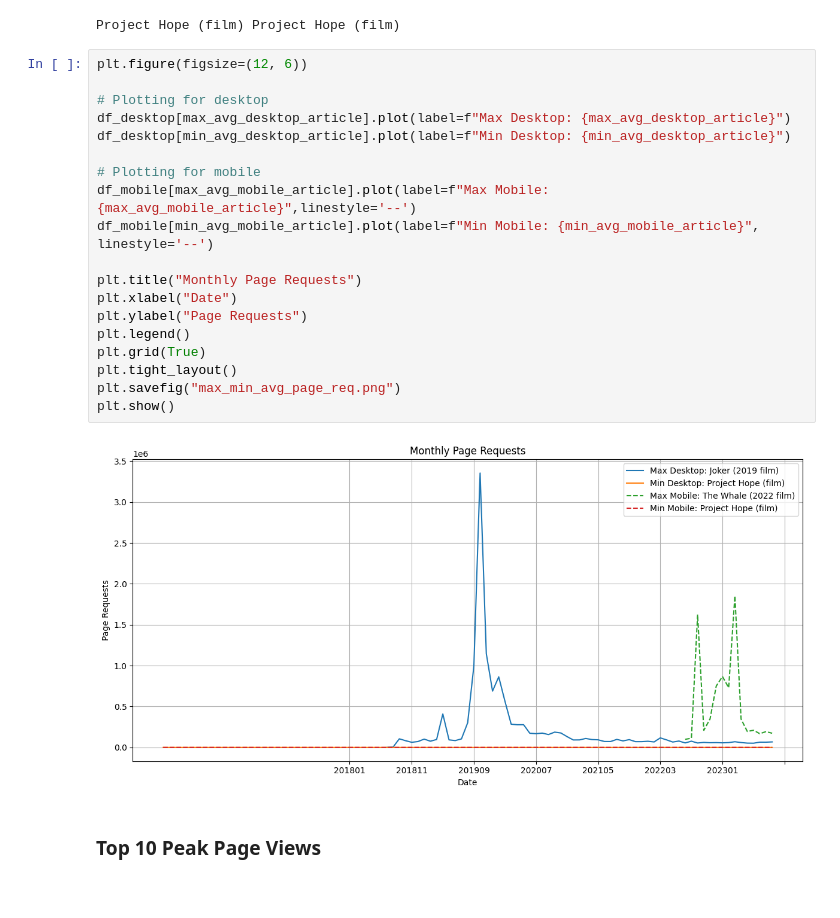
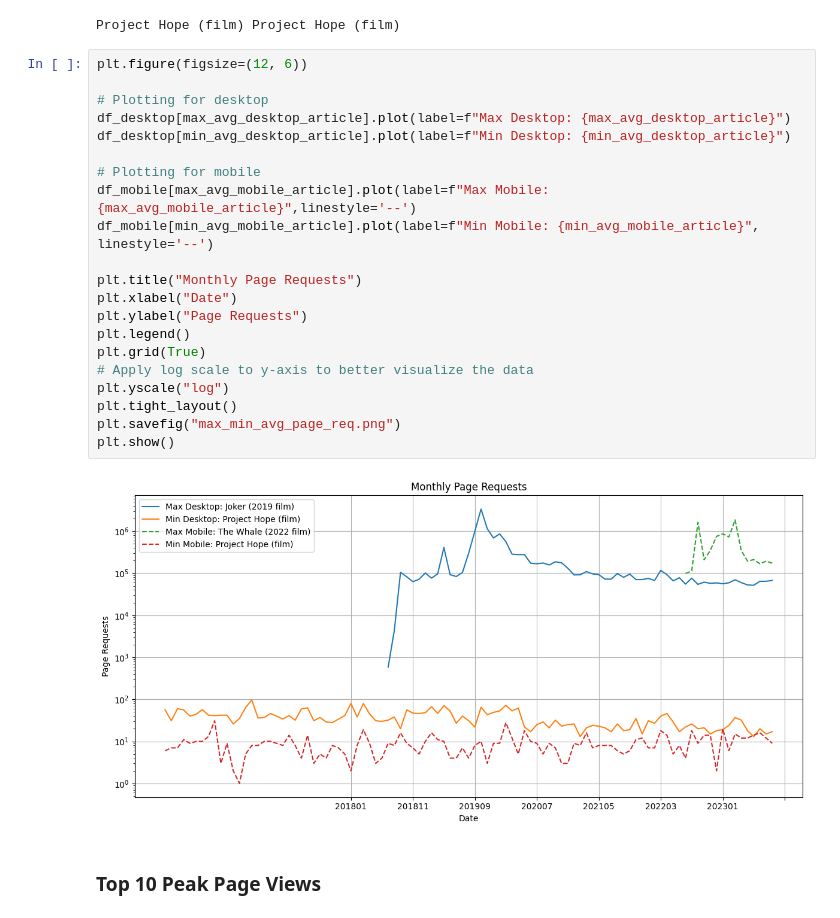
Before and after one commit to rai-harshit/data-512-homework_1, a Jupyter notebook: data_visualization.ipynb, the cells around one changed output. Saved outputs shown, nothing was run; the diff lists cells and outputs as text.

```diff
--- a/data_visualization.ipynb
+++ b/data_visualization.ipynb
@@ -50,24 +50,26 @@ Project Hope (film) Project Hope (film)
 # %%
 plt.figure(figsize=(12, 6))
 
 # Plotting for desktop
 df_desktop[max_avg_desktop_article].plot(label=f"Max Desktop: {max_avg_desktop_article}")
 df_desktop[min_avg_desktop_article].plot(label=f"Min Desktop: {min_avg_desktop_article}")
 
 # Plotting for mobile
 df_mobile[max_avg_mobile_article].plot(label=f"Max Mobile: {max_avg_mobile_article}",linestyle='--')
 df_mobile[min_avg_mobile_article].plot(label=f"Min Mobile: {min_avg_mobile_article}", linestyle='--')
 
 plt.title("Monthly Page Requests")
 plt.xlabel("Date")
 plt.ylabel("Page Requests")
 plt.legend()
 plt.grid(True)
+# Apply log scale to y-axis to better visualize the data
+plt.yscale("log")
 plt.tight_layout()
 plt.savefig("max_min_avg_page_req.png")
 plt.show()
 # %% [output]
-[figure, old version]
+[figure, new version]
 # %% [markdown]
 ### Top 10 Peak Page Views
 # %%
```
Also changed, not shown: parts of 2 cells of this notebook, 3 other files.
